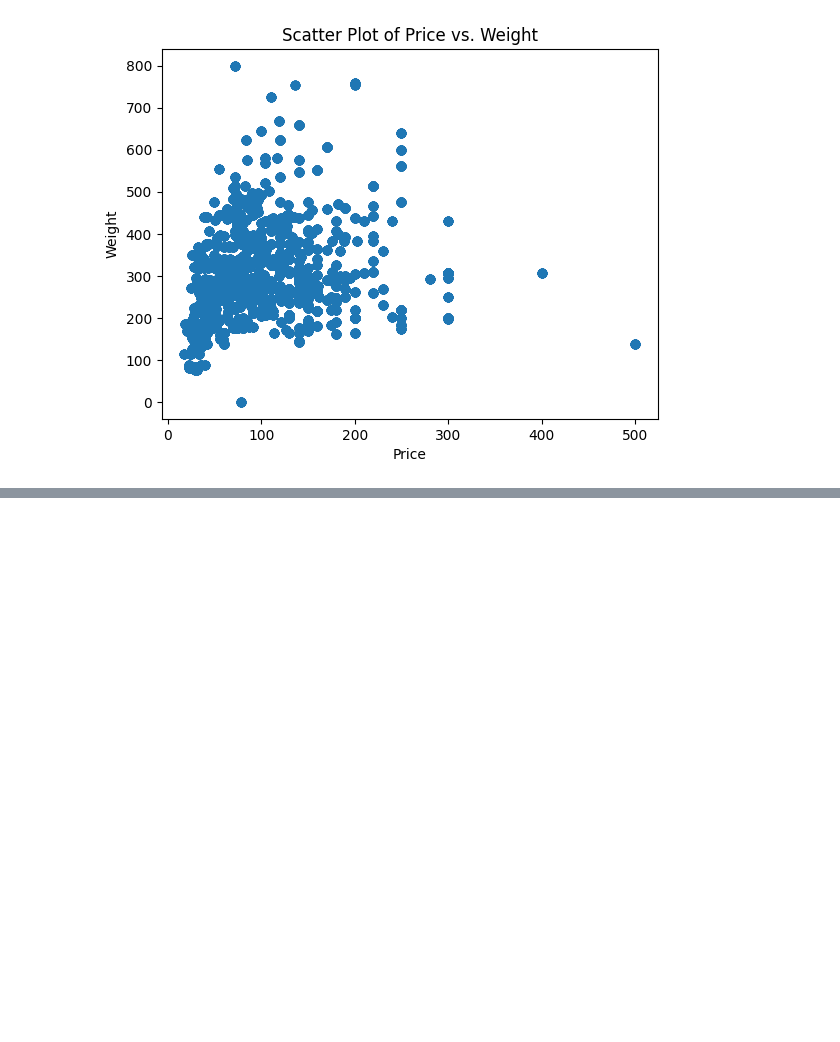
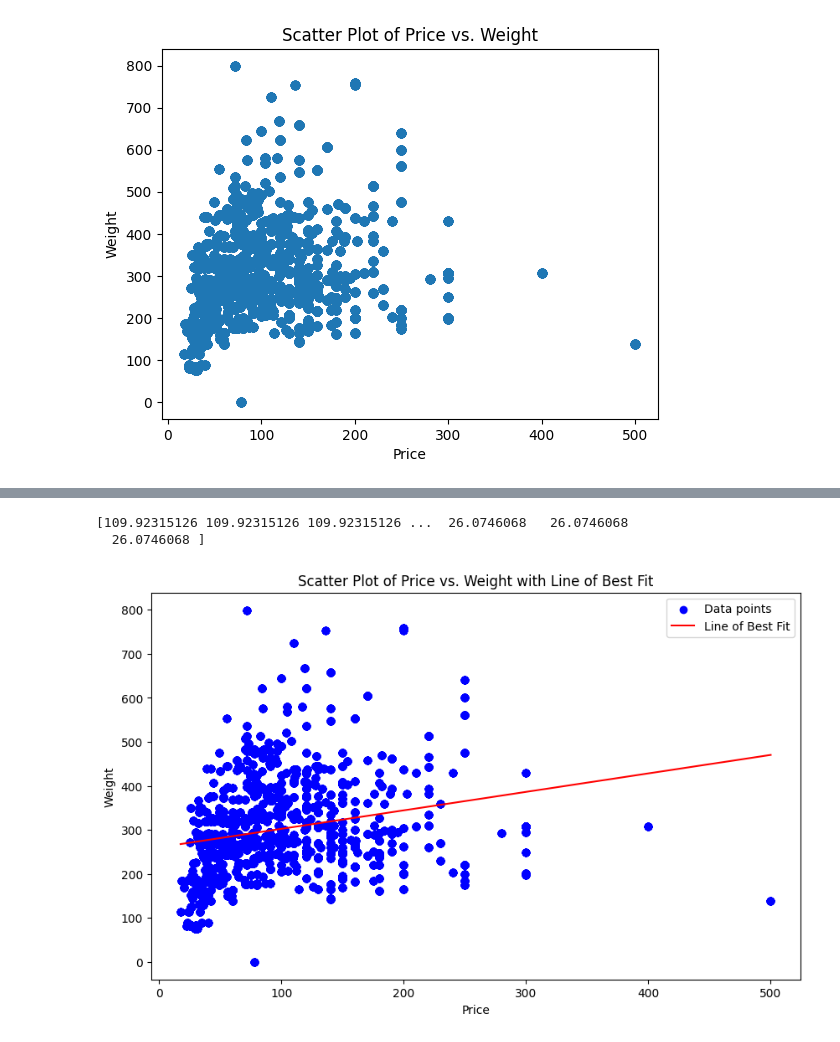
Before and after one commit to christopherhsuu/HMTCS, a Jupyter notebook: machinelearning1.ipynb, the cells around one changed output, grey strips where cells are left out. Saved outputs shown, nothing was run; the diff lists cells and outputs as text; code cells hidden in the pictures; blank space fills up the shorter version.

```diff
--- a/machinelearning1.ipynb
+++ b/machinelearning1.ipynb
@@ -68,0 +151,36 @@ plt.show()
+# %%
+# Extract theta1 and theta2 from the random matrix
+theta1, theta2 = random_matrix.flatten()
+
+# Multiply theta1 by the first column in augmented_X and theta2 by the second column in augmented_X
+y = theta1 * augmented_X[:, 0] + theta2 * augmented_X[:, 1]
+
+print(y)
+# %% [output]
+[109.92315126 109.92315126 109.92315126 ...  26.0746068   26.0746068
+  26.0746068 ]
+# %%
+from sklearn.linear_model import LinearRegression
+
+X = data['price'].values.reshape(-1, 1)  # Reshape for sklearn
+y = data['weight'].values
+
+# Fit the linear regression model
+model = LinearRegression()
+model.fit(X, y)
+
+# Make predictions
+X_fit = np.linspace(X.min(), X.max(), 100).reshape(-1, 1)  # Generating points for the line of fit
+y_fit = model.predict(X_fit)
+
+# Plotting
+plt.figure(figsize=(10, 6))
+plt.scatter(data['price'], data['weight'], color='blue', label='Data points')
+plt.plot(X_fit, y_fit, color='red', label='Line of Best Fit')
+plt.xlabel('Price')
+plt.ylabel('Weight')
+plt.title('Scatter Plot of Price vs. Weight with Line of Best Fit')
+plt.legend()
+plt.show()
+# %% [output]
+[figure, added]
```
Also changed, not shown: parts of 8 cells of this notebook.
